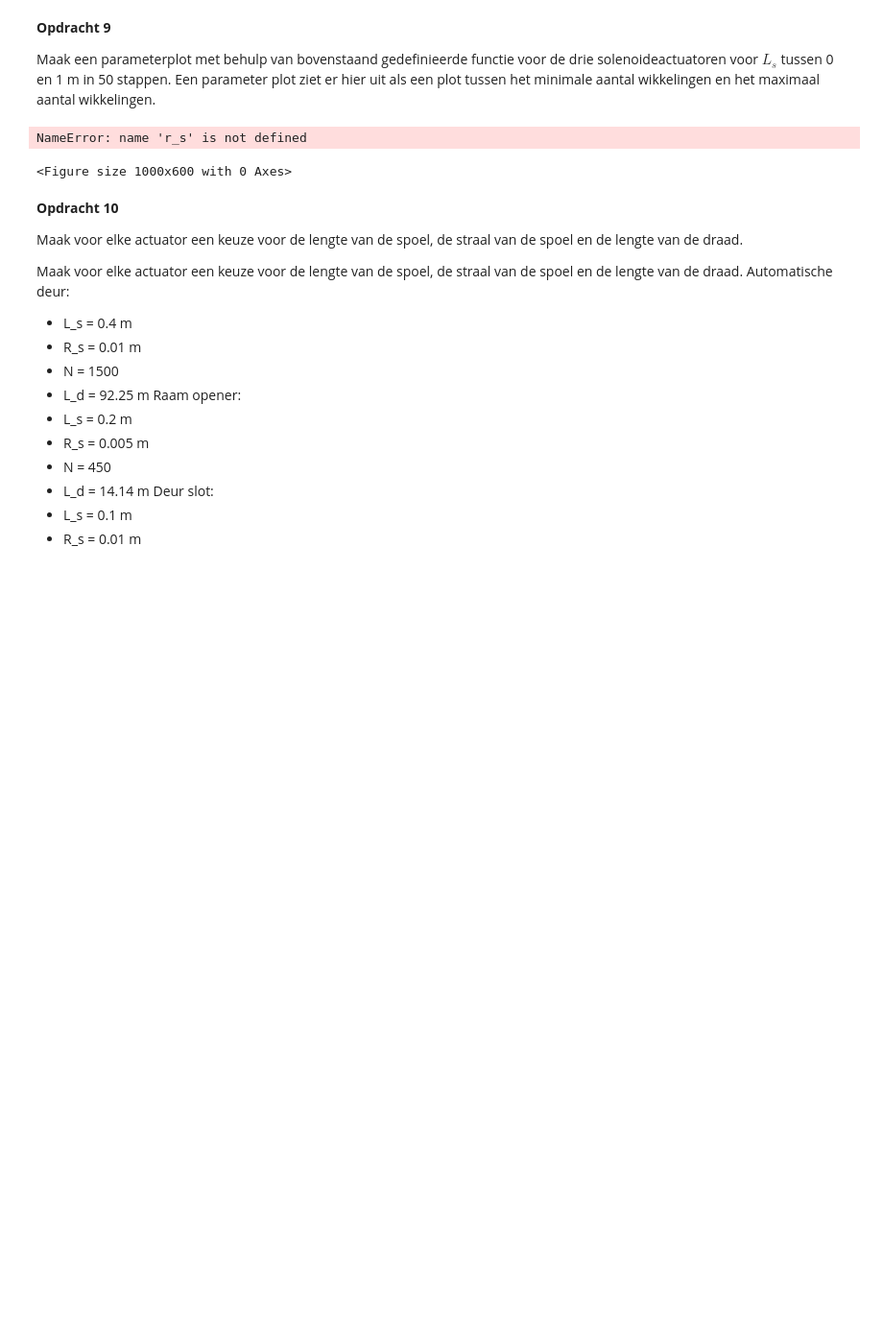
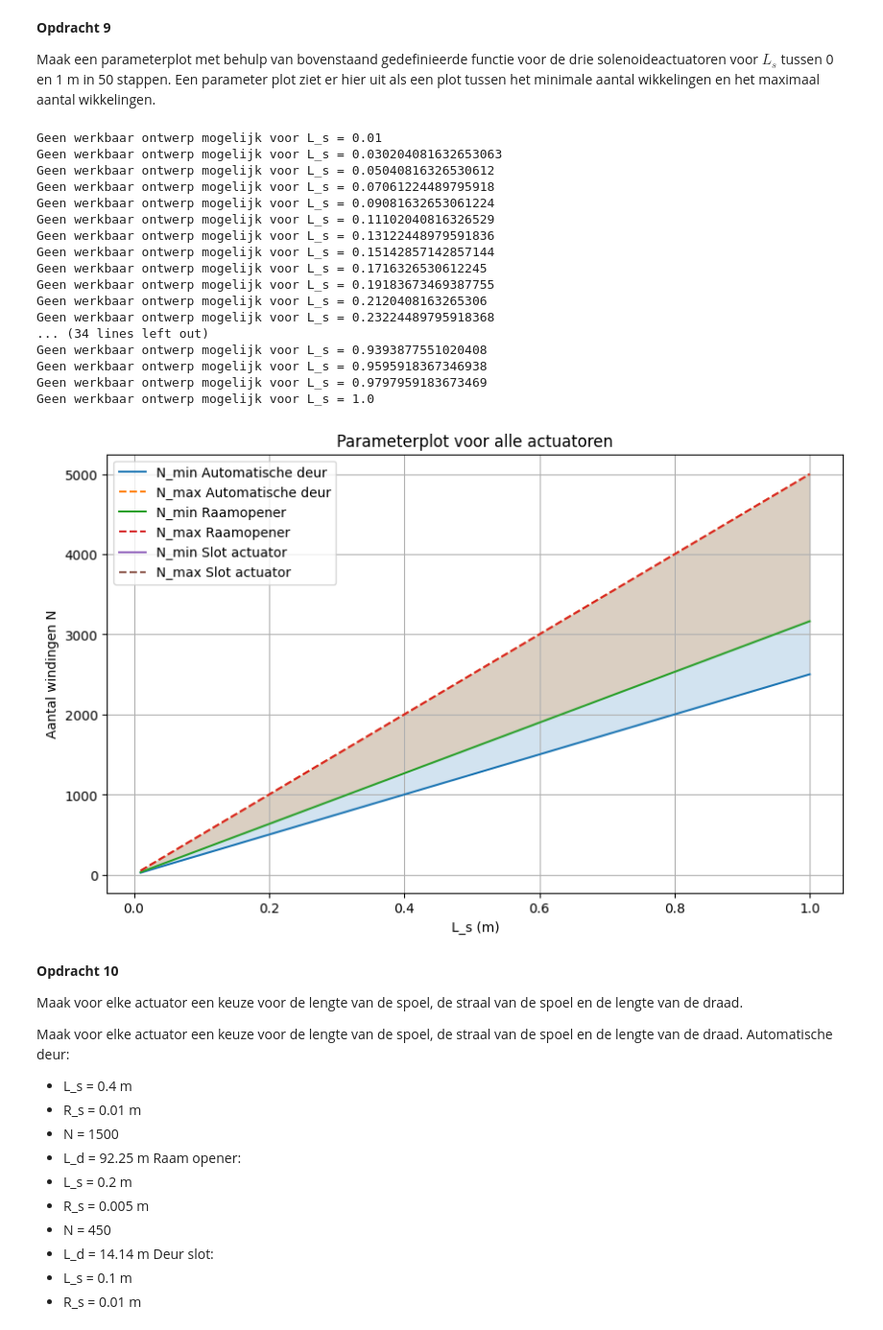
Before and after one commit to sralmulder-hash/opdrachten-DEF-D, a Jupyter notebook: KrachtactuatorOpdracht.ipynb, the cells around one changed output. Shown at 96% size. Saved outputs shown, nothing was run; the diff lists cells and outputs as text; code cells hidden in the pictures; blank space fills up the shorter version.

```diff
--- a/KrachtactuatorOpdracht.ipynb
+++ b/KrachtactuatorOpdracht.ipynb
@@ -227,36 +227,52 @@ N_max_vals_deur_auto = []
 # Parameters per actuator
 actuators = {
     "Automatische deur": {"r_s": 0.01, "r_d": 0.0001, "I": 9, "F": 100, "L_max": L_max_deur},
     "Raamopener": {"r_s": 0.005, "r_d": 0.0001, "I": 9, "F": 40, "L_max": L_max_raam},
     "Slot actuator": {"r_s": 0.01, "r_d": 0.0001, "I": 9, "F": 40, "L_max": L_max_slot}
 }
 
 
 # Plotten
 plt.figure(figsize=(10,6))
 
 for name, params in actuators.items():
     N_min_vals = []
     N_max_vals = []
 
     for L_s in L_s_values:
-        N_min, N_max = aantal_wikkelingen(L_s, r_s, r_d, params["I"], params["F"], params["L_max"], mu_r)
+        N_min, N_max = aantal_wikkelingen(L_s, params["r_s"], params["r_d"], params["I"], params["F"], params["L_max"], mu_r)
         N_min_vals.append(N_min)
         N_max_vals.append(N_max)
 
     plt.fill_between(L_s_values, N_min_vals, N_max_vals, alpha=0.2)
     plt.plot(L_s_values, N_min_vals, label=f"N_min {name}")
     plt.plot(L_s_values, N_max_vals, '--', label=f"N_max {name}")
 
 plt.title("Parameterplot voor alle actuatoren")
 plt.xlabel("L_s (m)")
 plt.ylabel("Aantal windingen N")
 plt.grid()
 plt.legend()
 plt.show()
 # %% [output]
-NameError: name 'r_s' is not defined
+Geen werkbaar ontwerp mogelijk voor L_s = 0.01
+Geen werkbaar ontwerp mogelijk voor L_s = 0.030204081632653063
+Geen werkbaar ontwerp mogelijk voor L_s = 0.05040816326530612
+Geen werkbaar ontwerp mogelijk voor L_s = 0.07061224489795918
+Geen werkbaar ontwerp mogelijk voor L_s = 0.09081632653061224
+Geen werkbaar ontwerp mogelijk voor L_s = 0.11102040816326529
+Geen werkbaar ontwerp mogelijk voor L_s = 0.13122448979591836
+Geen werkbaar ontwerp mogelijk voor L_s = 0.15142857142857144
+Geen werkbaar ontwerp mogelijk voor L_s = 0.1716326530612245
+Geen werkbaar ontwerp mogelijk voor L_s = 0.19183673469387755
+Geen werkbaar ontwerp mogelijk voor L_s = 0.2120408163265306
+Geen werkbaar ontwerp mogelijk voor L_s = 0.23224489795918368
+... (34 lines left out)
+Geen werkbaar ontwerp mogelijk voor L_s = 0.9393877551020408
+Geen werkbaar ontwerp mogelijk voor L_s = 0.9595918367346938
+Geen werkbaar ontwerp mogelijk voor L_s = 0.9797959183673469
+Geen werkbaar ontwerp mogelijk voor L_s = 1.0
-<Figure size 1000x600 with 0 Axes>
+[figure, added]
 # %% [markdown]
 **Opdracht 10**
 
```
Also changed, not shown: parts of 4 cells of this notebook.
